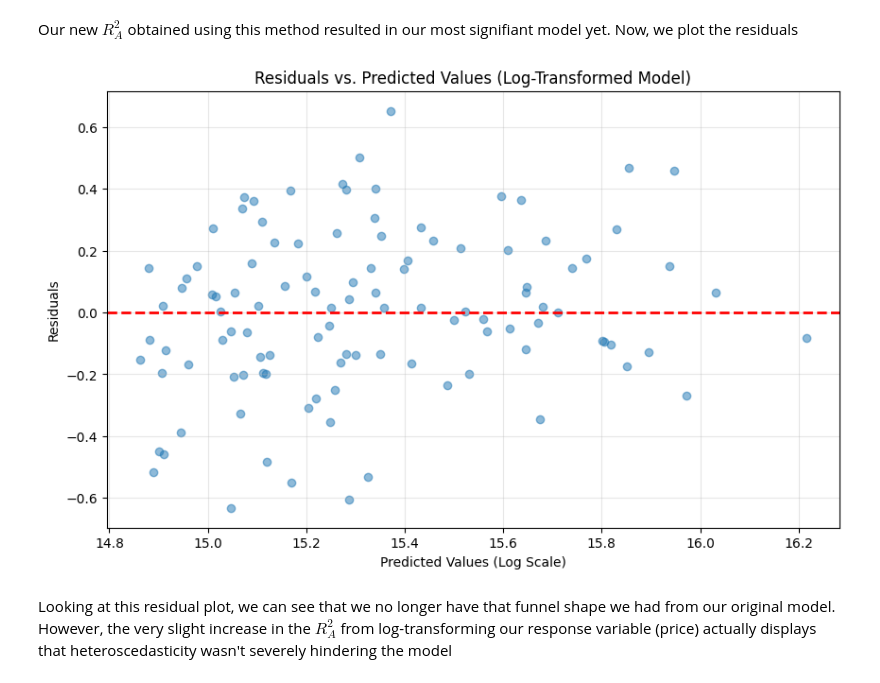
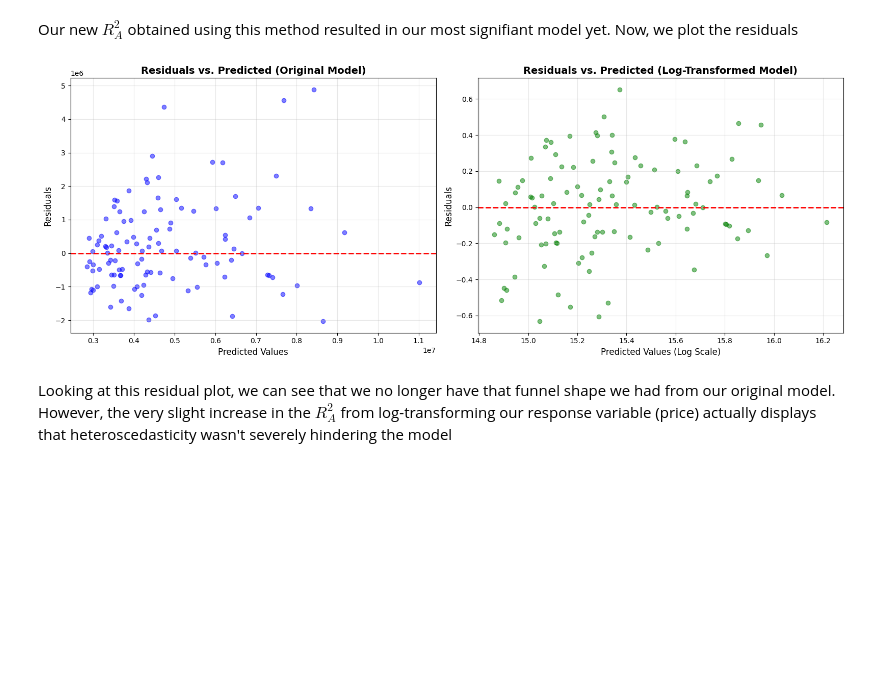
Before and after one commit to ParikNaik/Regression-Efficiency-Test-HousePrice, a Jupyter notebook: src/multlinreg.ipynb, the cells around one changed output. Cells and saved outputs as stored; diff of their text form; code cells hidden in the pictures; blank space fills up the shorter version.

```diff
--- a/src/multlinreg.ipynb
+++ b/src/multlinreg.ipynb
@@ -425,10 +425,12 @@ y_hat_log = 15.65 | y_test_log = 15.53
 # %% [markdown]
 Now, we can calculate our new $R^2_A$ for the new model to test its adequacy
 # %%
+ylog_test = np.array(ylog_test)
+
 #Set to 0
 SS_res = 0
 
-#So we don't have to continously call len() function
+#So we don't have to continuously call len() function
 length_log = len(ylog_test)
 
 #Sum the square of the difference between real and predicted
@@ -449,23 +451,21 @@ for i in range(length_log):
 mean = total/length_log
 
 #Sum the square of the difference between real and average of our test data
-for i in range (length_log):
+for i in range(length_log):
 
     SS_total += (ylog_test[i] - mean)**2
 
+print("SS_res_log-transformed:", SS_res)
 
-print("SS_res_log-transformed:",SS_res)
-
-print("SS_total_log-transformed:",SS_total)
+print("SS_total_log-transformed:", SS_total)
 
 #Calculate R^2 adjusted
-R_adj = 1- ((SS_res/(length_log-p-1))/(SS_total/(length_log-1)))
+R_adj = 1- ((SS_res/(length_log-p))/(SS_total/(length_log-1)))
 
-print("Adjusted R^2 (log-transformed):",R_adj)
+print("Adjusted R^2 (log-transformed):", R_adj)
 
 #Calculate MSRes (a.k.a σ^2)
+MS_res = SS_res/(length_log-p)
 
-MS_res = SS_res/(length_log-p-1)
-
-print("MS_res_log-transformed:",MS_res)
+print("MS_res_log-transformed:", MS_res)
 # %% [output]
@@ -473,25 +476,44 @@ KeyError: 1
 # %% [markdown]
 Our new $R^2_A$ obtained using this method resulted in our most signifiant model yet. Now, we plot the residuals
-# %%
-residuals = ylog_test - ylog_hat
-
-plt.figure(figsize=(10, 6))
-
-plt.scatter(ylog_hat, residuals, alpha=0.5)
-
-plt.axhline(y=0, color='r', linestyle='--', linewidth=2)
-
-plt.xlabel('Predicted Values (Log Scale)')
-
-plt.ylabel('Residuals')
-
-plt.title('Residuals vs. Predicted Values (Log-Transformed Model)')
-
-plt.grid(True, alpha=0.3)
-
-plt.show()
-# %% [output]
-[figure, removed]
+# %%
+residuals_original = y_test - y_hat  # Original model
+
+residuals_log = ylog_test - ylog_hat  # Log-transformed model
+
+# Create figure with 2 subplots side by side
+fig, axes = plt.subplots(1, 2, figsize=(16, 6))
+
+# Plot 1: Original Model Residuals
+axes[0].scatter(y_hat, residuals_original, alpha=0.5, color='blue')
+
+axes[0].axhline(y=0, color='r', linestyle='--', linewidth=2)
+
+axes[0].set_xlabel('Predicted Values', fontsize=12)
+
+axes[0].set_ylabel('Residuals', fontsize=12)
+
+axes[0].set_title('Residuals vs. Predicted (Original Model)', fontsize=14, fontweight='bold')
+
+axes[0].grid(True, alpha=0.3)
+
+# Plot 2: Log-Transformed Model Residuals
+axes[1].scatter(ylog_hat, residuals_log, alpha=0.5, color='green')
+
+axes[1].axhline(y=0, color='r', linestyle='--', linewidth=2)
+
+axes[1].set_xlabel('Predicted Values (Log Scale)', fontsize=12)
+
+axes[1].set_ylabel('Residuals', fontsize=12)
+
+axes[1].set_title('Residuals vs. Predicted (Log-Transformed Model)', fontsize=14, fontweight='bold')
+
+axes[1].grid(True, alpha=0.3)
+
+plt.tight_layout()
+
+plt.show()
+# %% [output]
+[figure, added]
 # %% [markdown]
 Looking at this residual plot, we can see that we no longer have that funnel shape we had from our original model. However, the very slight increase in the $R^2_A$ from log-transforming our response variable (price) actually displays that heteroscedasticity wasn't severely hindering the model
 # %% [markdown]
```
Also changed, not shown: parts of 5 cells of this notebook.
